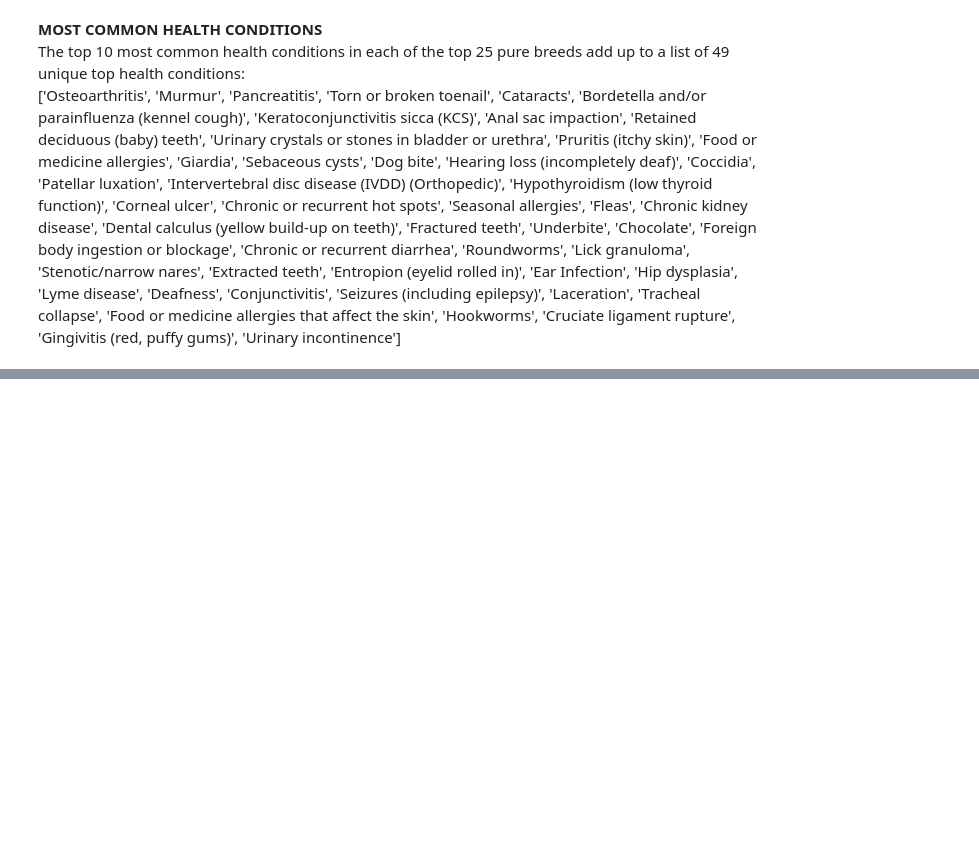
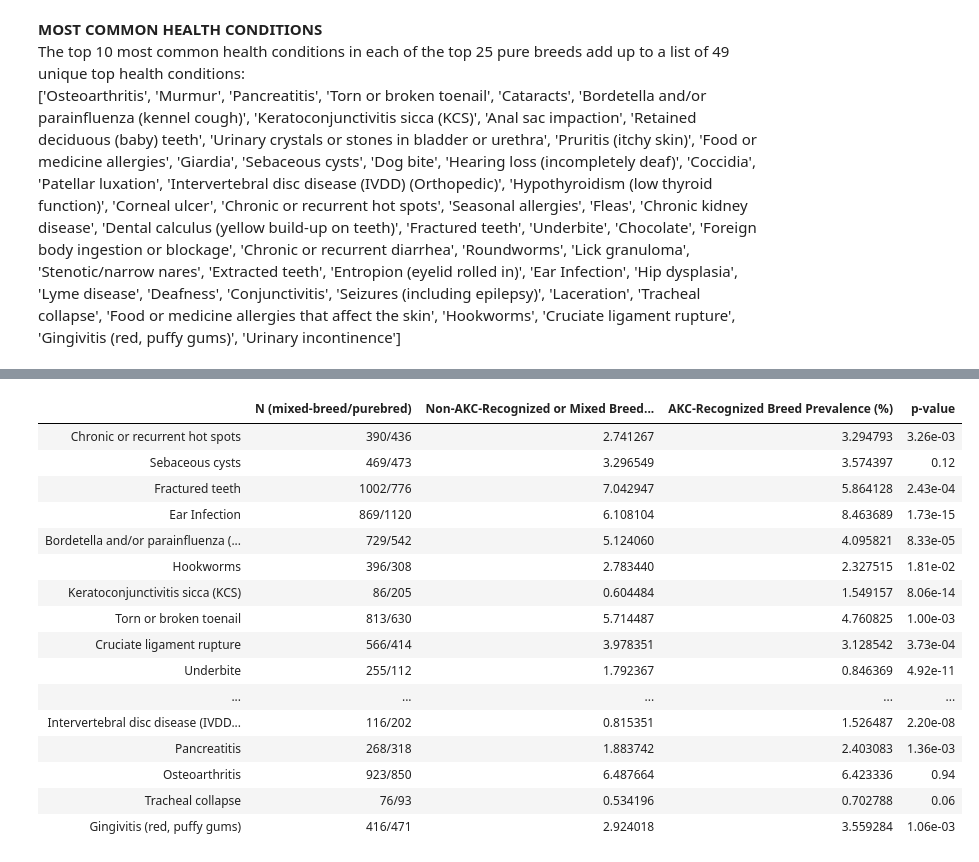
Before and after one commit to sophie-z/dap, a Jupyter notebook: dap_notebook.ipynb, the cells around one changed output, grey strips where cells are left out. Cells and saved outputs as stored; diff of their text form; code cells hidden in the pictures; blank space fills up the shorter version.

```diff
--- a/dap_notebook.ipynb
+++ b/dap_notebook.ipynb
@@ -438,0 +480,54 @@ Urinary incontinence                                 0.1049      0.083      1.27
+# %%
+from IPython.display import HTML, display # for bolding p-values
+
+# merge prevalence data (final_table) with logistic regression results (results_df)
+combined_df = pd.merge(results_df, final_table, on='Health_Condition', how='left')
+
+# rename columns for clarity
+combined_df = combined_df.rename(columns={
+    'Health_Condition': '',  # leave blank like in the example
+    'P-value': 'p-value',  # format p-value as lowercase
+})
+
+# format p-values in scientific notation, bold if significant
+combined_df['p-value'] = combined_df['p-value'].apply(lambda x: f"<b>{x:.2e}<b>" if x < 0.05 else f"{x:.2f}")
+
+# combine the counts into a single column formatted as "mixed-breed/purebred"
+combined_df['N (mixed-breed/purebred)'] = (
+    combined_df['N (Non-AKC-Recognized or Mixed Breed)'].astype(int).astype(str) + '/' +
+    combined_df['N (AKC-Recognized Breed)'].astype(int).astype(str)
+)
+
+# drop original count columns bc no longer needed
+combined_df = combined_df.drop(columns=['N (AKC-Recognized Breed)', 'N (Non-AKC-Recognized or Mixed Breed)'], errors='ignore')
+
+# # display the updated DataFrame
+# print(combined_df)
+
+combined_df = combined_df[[
+    '', 'N (mixed-breed/purebred)', 'Non-AKC-Recognized or Mixed Breed Prevalence (%)',
+    'AKC-Recognized Breed Prevalence (%)', 'p-value'
+]]
+
+# display
+pd.set_option('display.max_columns', None)
+pd.set_option('display.expand_frame_repr', False)
+display(HTML(combined_df.to_html(escape=False, index=False)))
+# %% [output]
+|  | N (mixed-breed/purebred) | Non-AKC-Recognized or Mixed Breed... | AKC-Recognized Breed Prevalence (%) | p-value |
+| Chronic or recurrent hot spots | 390/436 | 2.741267 | 3.294793 | 3.26e-03 |
+| Sebaceous cysts | 469/473 | 3.296549 | 3.574397 | 0.12 |
+| Fractured teeth | 1002/776 | 7.042947 | 5.864128 | 2.43e-04 |
+| Ear Infection | 869/1120 | 6.108104 | 8.463689 | 1.73e-15 |
+| Bordetella and/or parainfluenza (... | 729/542 | 5.124060 | 4.095821 | 8.33e-05 |
+| Hookworms | 396/308 | 2.783440 | 2.327515 | 1.81e-02 |
+| Keratoconjunctivitis sicca (KCS) | 86/205 | 0.604484 | 1.549157 | 8.06e-14 |
+| Torn or broken toenail | 813/630 | 5.714487 | 4.760825 | 1.00e-03 |
+| Cruciate ligament rupture | 566/414 | 3.978351 | 3.128542 | 3.73e-04 |
+| Underbite | 255/112 | 1.792367 | 0.846369 | 4.92e-11 |
+| ... | ... | ... | ... | ... |
+| Intervertebral disc disease (IVDD... | 116/202 | 0.815351 | 1.526487 | 2.20e-08 |
+| Pancreatitis | 268/318 | 1.883742 | 2.403083 | 1.36e-03 |
+| Osteoarthritis | 923/850 | 6.487664 | 6.423336 | 0.94 |
+| Tracheal collapse | 76/93 | 0.534196 | 0.702788 | 0.06 |
+| Gingivitis (red, puffy gums) | 416/471 | 2.924018 | 3.559284 | 1.06e-03 |
```
Also changed, not shown: parts of 11 cells of this notebook, 1 other file.
